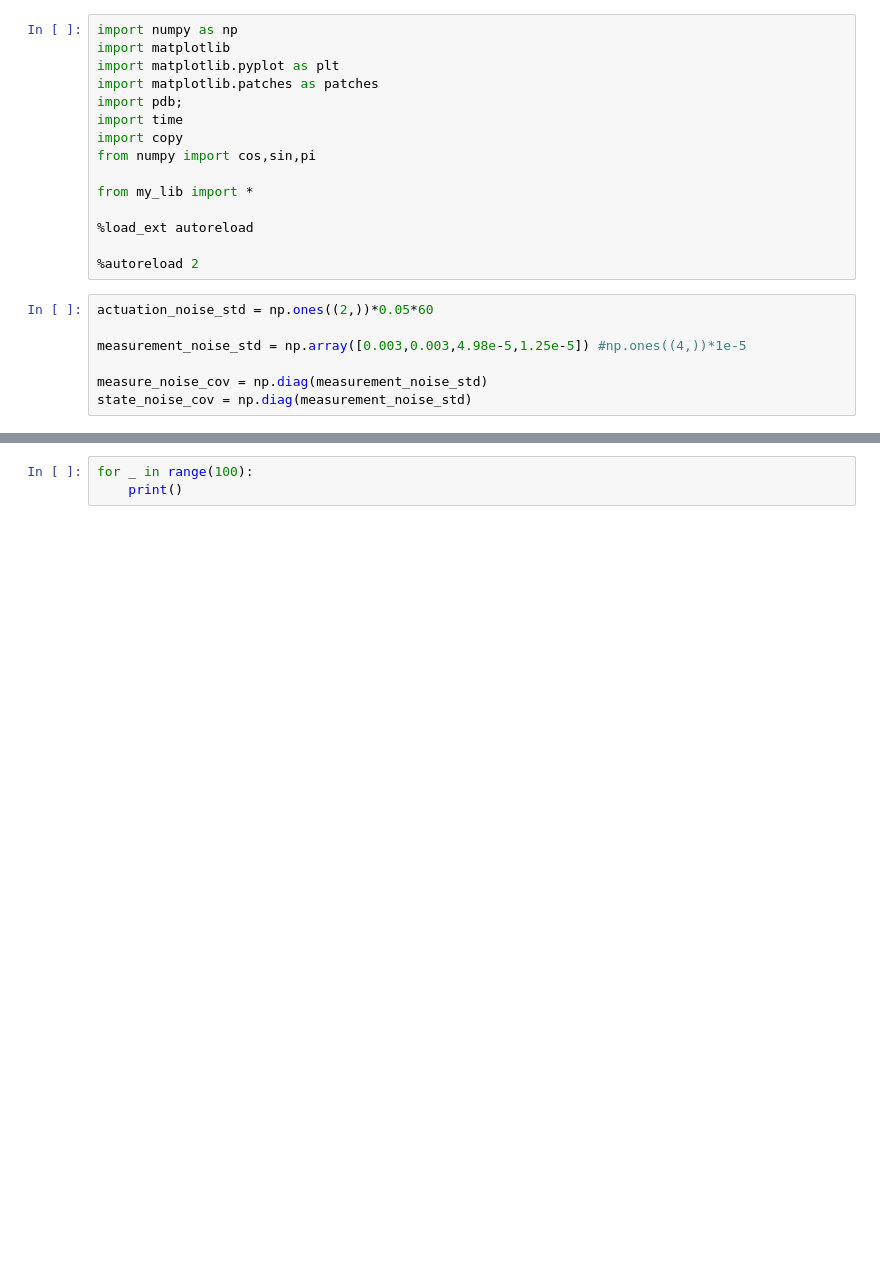
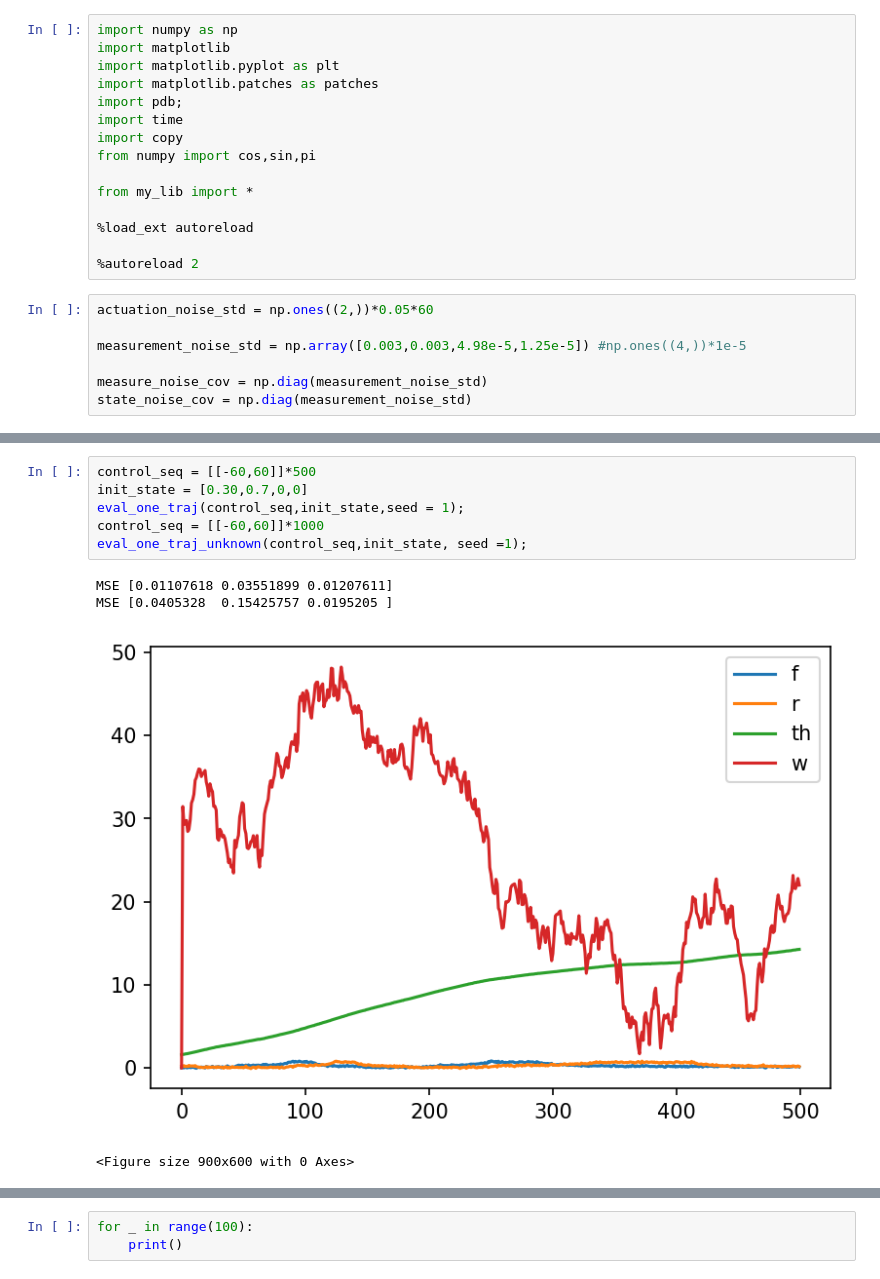
Before and after one commit to samer1248/ECE209AS-Lab3, a Jupyter notebook: project3_tests.ipynb, the cells around one changed output, grey strips where cells are left out. Cells and saved outputs as stored; diff of their text form; blank space fills up the shorter version.

```diff
--- a/project3_tests.ipynb
+++ b/project3_tests.ipynb
@@ -82,0 +100,11 @@ MSE [0.25209587 0.02876851 0.00313501]
+# %%
+control_seq = [[-60,60]]*500
+init_state = [0.30,0.7,0,0]
+eval_one_traj(control_seq,init_state,seed = 1);
+control_seq = [[-60,60]]*1000
+eval_one_traj_unknown(control_seq,init_state, seed =1);
+# %% [output]
+MSE [0.01107618 0.03551899 0.01207611]
+MSE [0.0405328  0.15425757 0.0195205 ]
+[figure, added]
+<Figure size 900x600 with 0 Axes>
```
Also changed, not shown: parts of 5 cells of this notebook, 3 other files.
